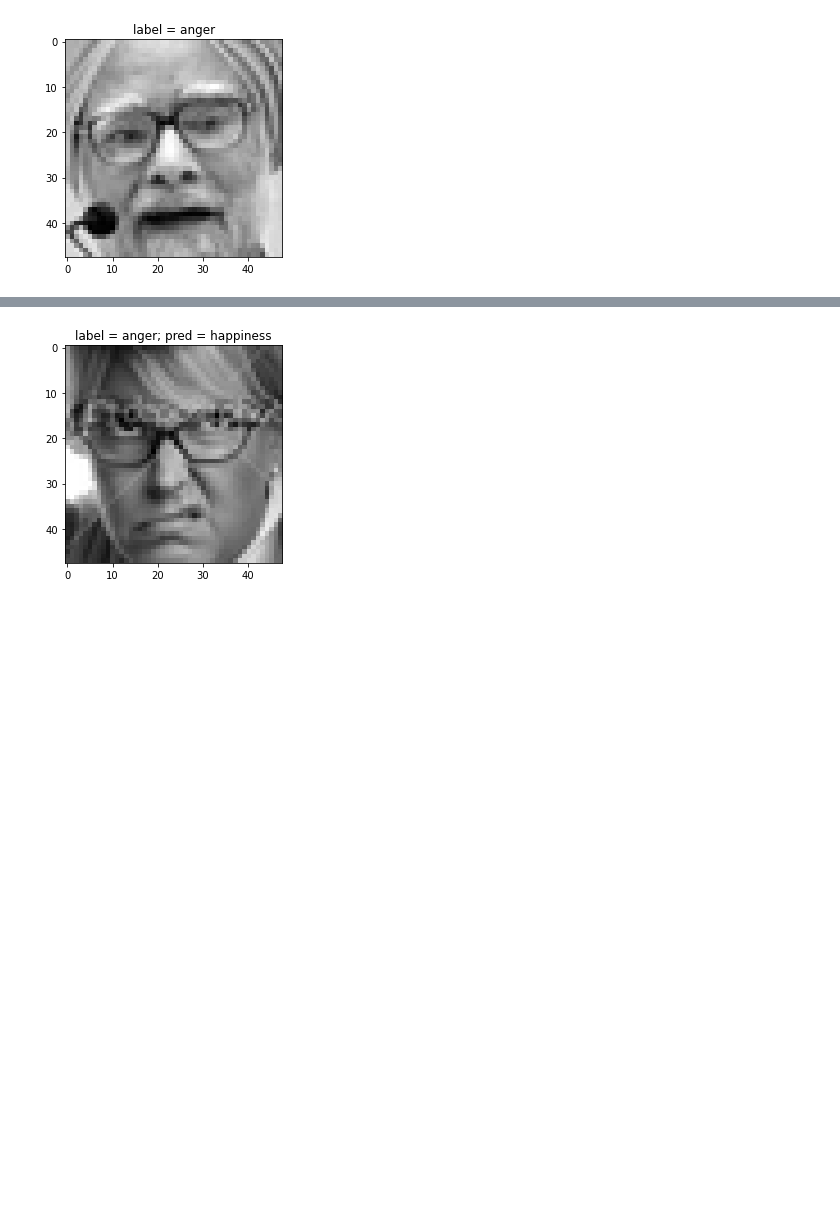
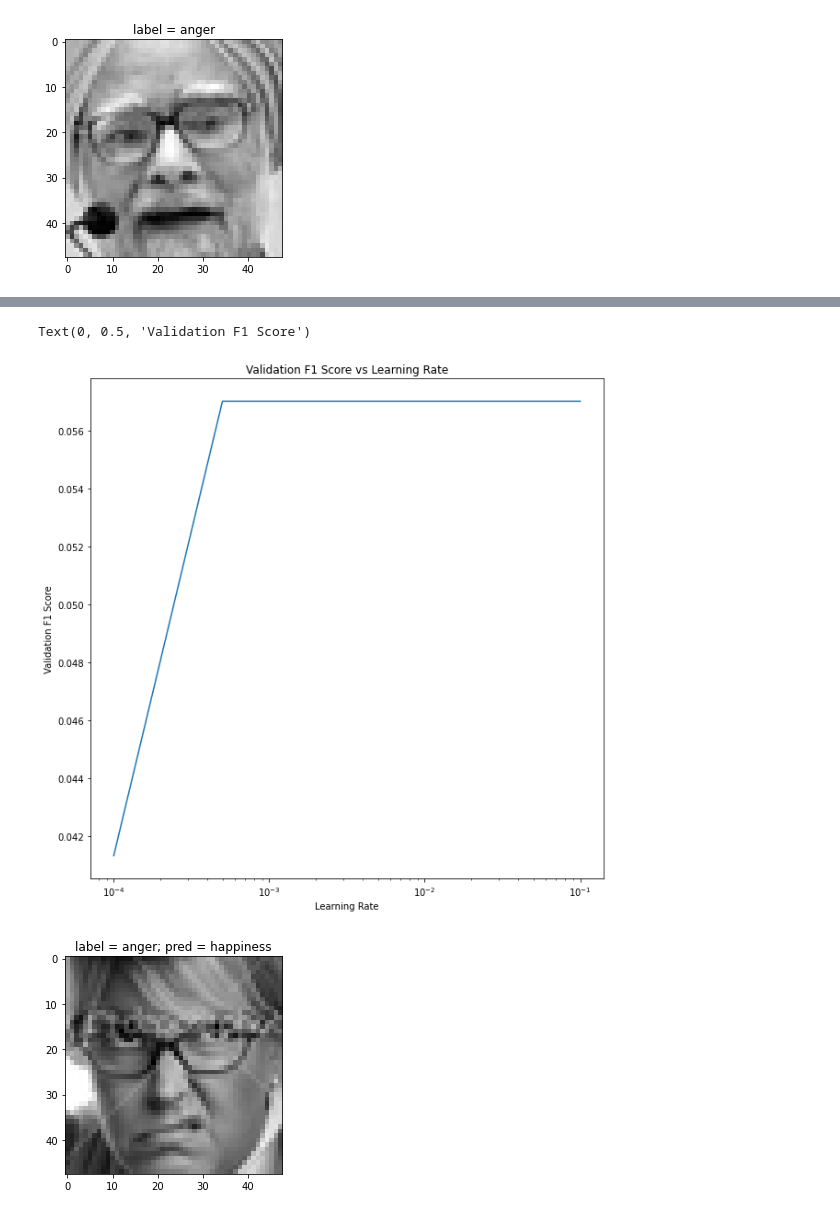
Before and after one commit to lougau92/Facial-recognition-using-cnn, a Jupyter notebook: main.ipynb, the cells around one changed output, grey strips where cells are left out. Saved outputs shown, nothing was run; the diff lists cells and outputs as text; code cells hidden in the pictures; blank space fills up the shorter version.

Commit message:
experiments framework+weights visualisation

```diff
--- a/main.ipynb
+++ b/main.ipynb
@@ -53,0 +51,3 @@ for i in range(2):
+# %%
+metrics =np.append(np.array([2,3]),np.array([4,5]))
+print(metrics)
@@ -123,0 +146,16 @@ epoch epoch: current loss =  13627.604317188263
+# %%
+# parameter tuning experiments:
+lrs = [0.0001,0.0005,0.001,0.005,0.01,0.05,0.1]
+pool_sizes = [2,3,4,5,6,7,8]
+stride_sizes = [1,2,3,4,5]
+order = [2,4,6,8]
+dropout_rates = [0.2,0.4,0.6,0.8]
+scalers = [4,8,16,32,65]
+# %%
+lr_mets = []
+for lr in lrs:
+    print("lr: ",lr)
+    model =build_model(2,3,1,10,0.2)
+    mets = train_model(model,3,lr).T
+    lr_mets.append(mets[len(mets)-1])
+lr_mets
@@ -124,3 +184,13 @@ epoch epoch: current loss =  13627.604317188263
+# %%
+figure = plt.figure(figsize=(10,10))
+plt.plot(lrs,np.array(lr_mets).T[3])
+plt.semilogx()
+plt.title('Validation F1 Score vs Learning Rate')
+plt.xlabel("Learning Rate")
+plt.ylabel("Validation F1 Score")
+# %% [output]
+Text(0, 0.5, 'Validation F1 Score')
+[figure, added]
 # %%
 # printing some images with their predictions
 it = iter(testloader)
```
Also changed, not shown: parts of 8 cells of this notebook.
